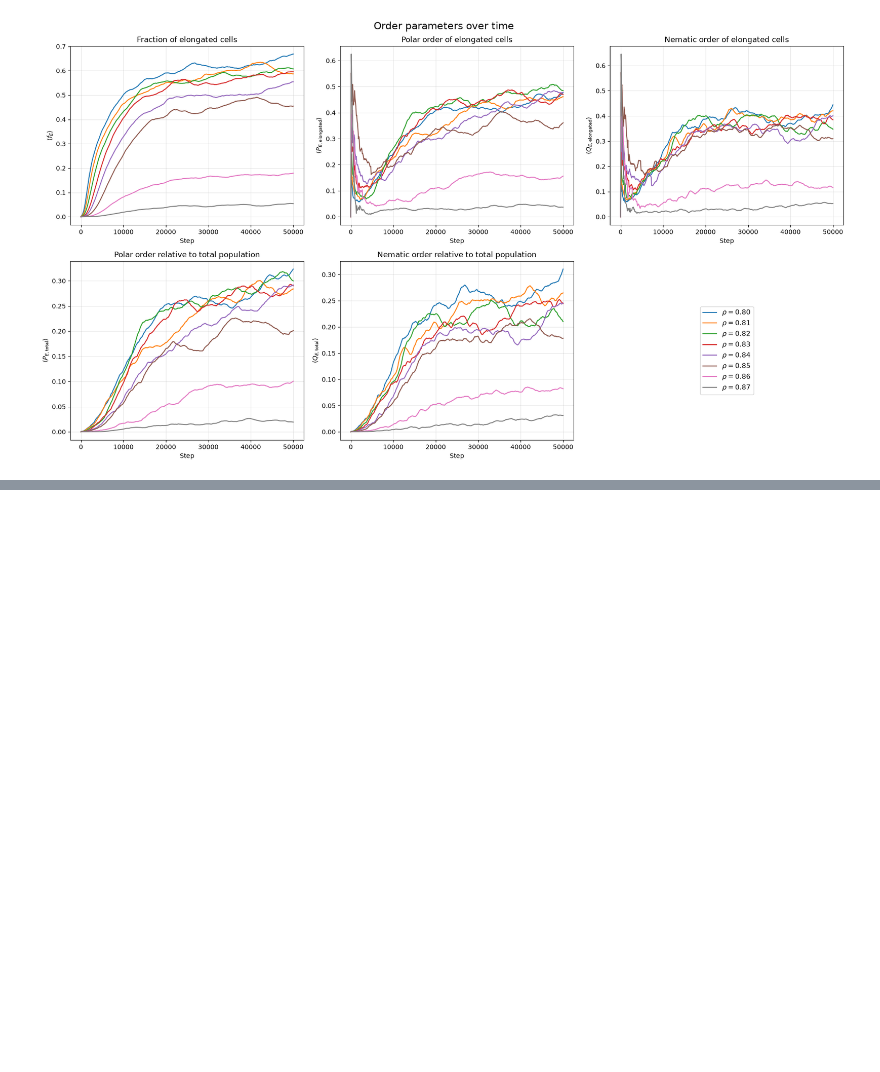
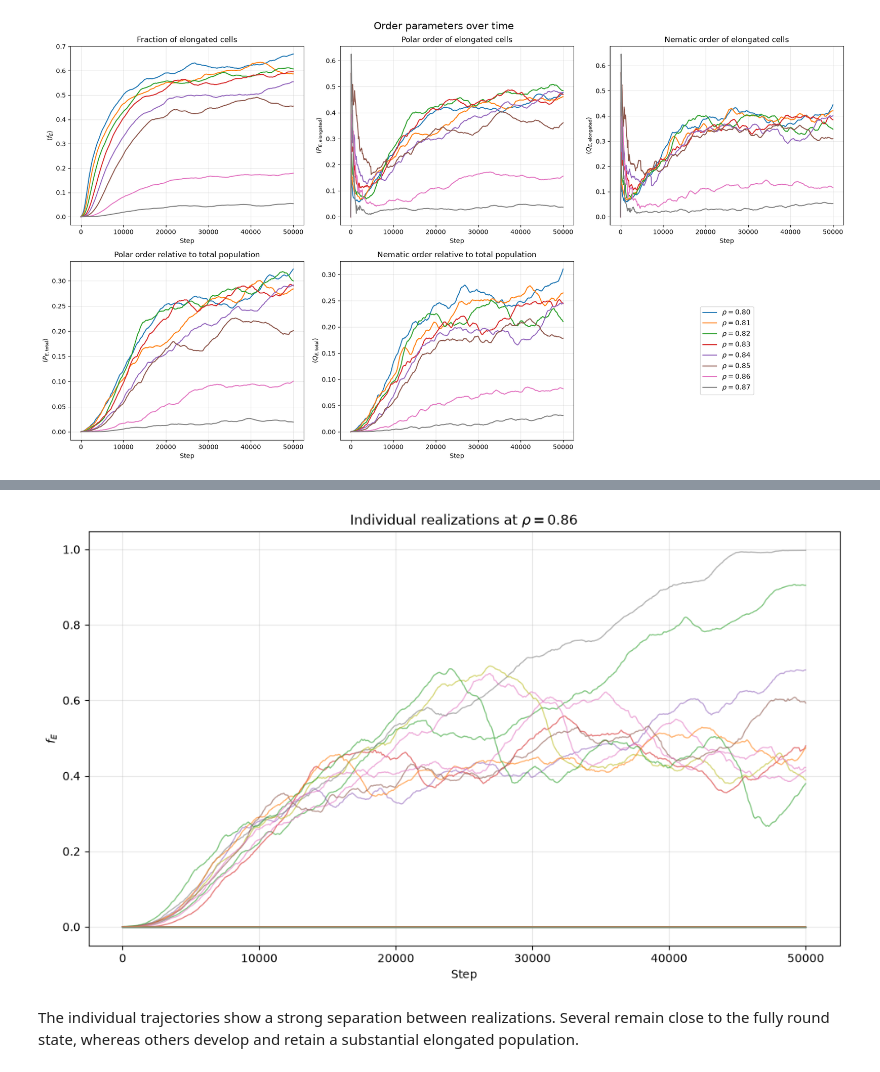
Before and after one commit to gonzaloangaut/oncostreams_analysis_triangular, a Jupyter notebook: order_parameters_analysis.ipynb, the cells around one changed output, grey strips where cells are left out. Cells and saved outputs as stored; diff of their text form; code cells hidden in the pictures; blank space fills up the shorter version.

```diff
--- a/order_parameters_analysis.ipynb
+++ b/order_parameters_analysis.ipynb
@@ -310,0 +776,50 @@ plt.show()
+# %%
+# Plot the time evolution of f_E for individual seeds at the susceptibility peak density
+rho_selected = rho_peak
+
+df_peak = op[
+    np.isclose(op["rho"], rho_selected)
+]
+
+plt.figure(figsize=(10, 6))
+
+for seed, df_seed in df_peak.groupby("seed"):
+
+    plt.plot(
+        df_seed["step"],
+        df_seed["f_E"],
+        alpha=0.6,
+        linewidth=1,
+    )
+
+plt.xlabel("Step")
+plt.ylabel(r"$f_E$")
+
+plt.title(
+    fr"Individual realizations at $\rho={rho_selected:.2f}$"
+)
+
+plt.grid(alpha=0.3)
+
+graph_title = (
+    f"elongated_fraction_individual_seeds_rho_{rho_selected:.2f}"
+)
+
+folder_name = "figures/order_parameters"
+
+if not os.path.exists(folder_name):
+    os.makedirs(folder_name)
+
+plt.tight_layout()
+
+plt.savefig(
+    f"{folder_name}/{graph_title}.png",
+    dpi=300,
+    bbox_inches="tight"
+)
+
+plt.show()
+# %% [output]
+[figure, added]
+# %% [markdown]
+The individual trajectories show a strong separation between realizations. Several remain close to the fully round state, whereas others develop and retain a substantial elongated population.
```
Also changed, not shown: parts of 32 cells of this notebook, 4 other files.
